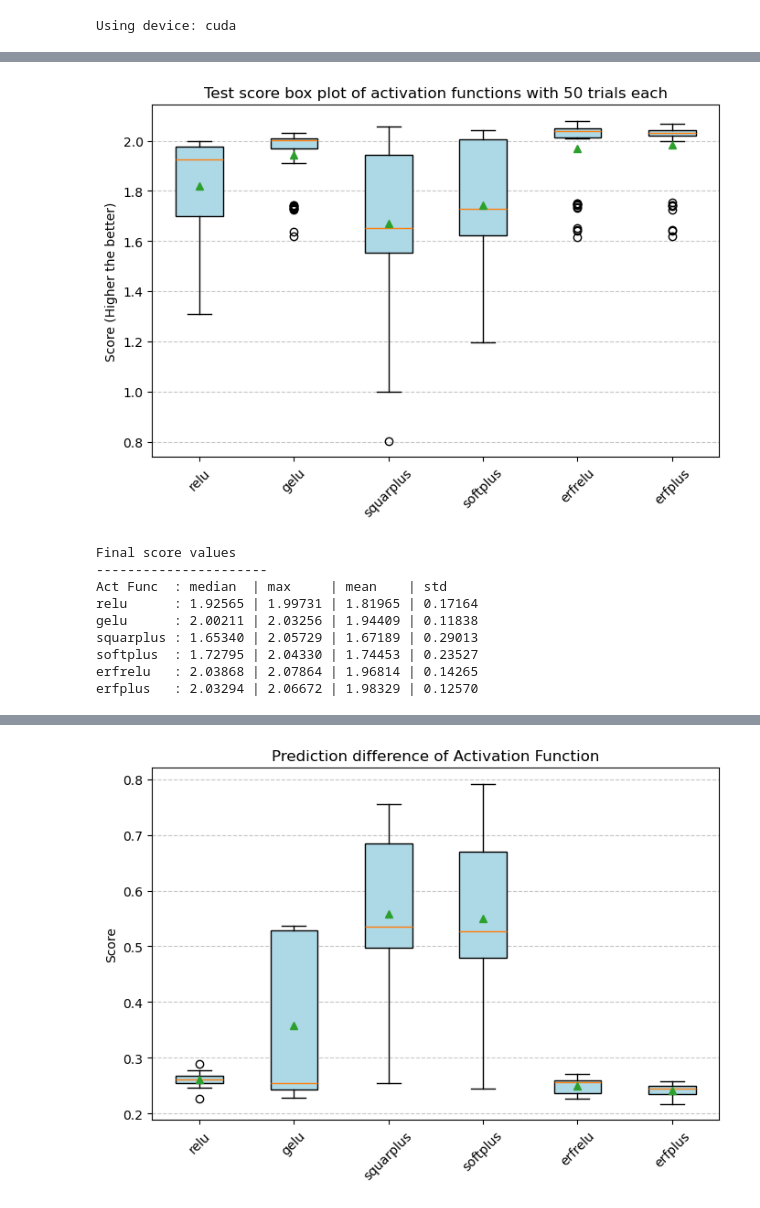
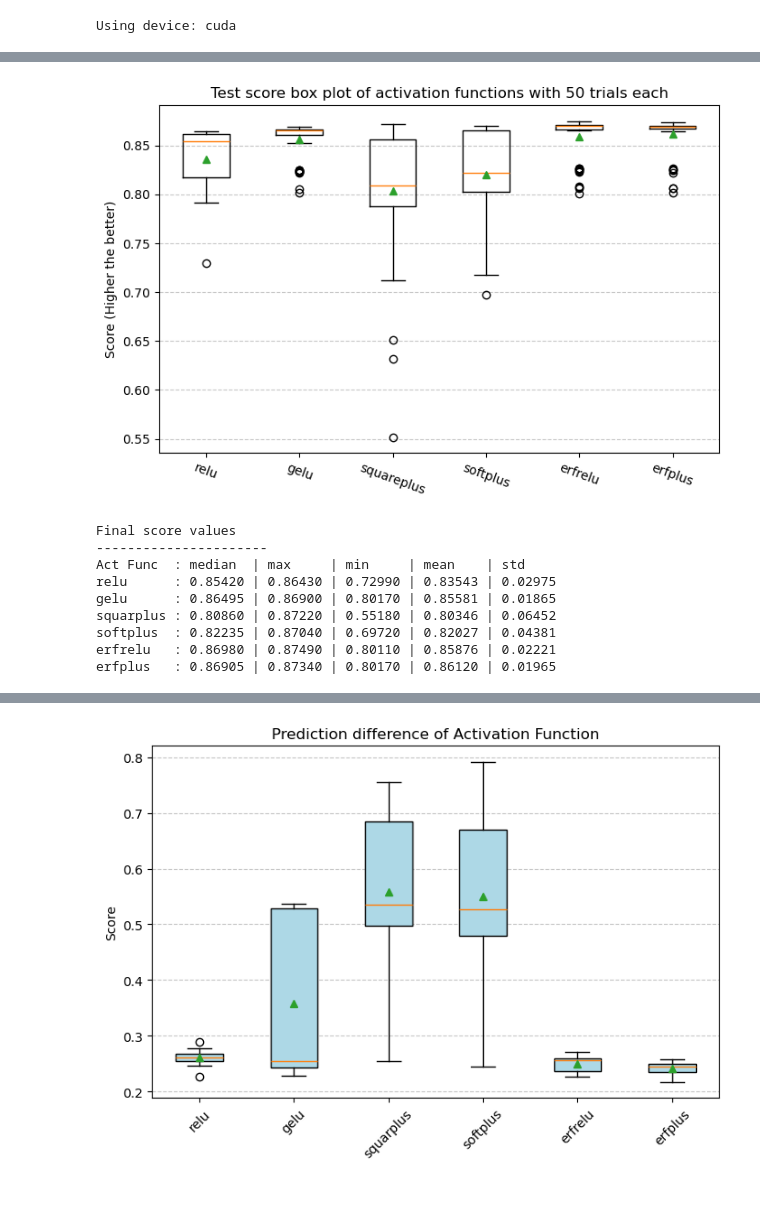
Before and after one commit to JJ0BY/Erfplus-Activation-function, a Jupyter notebook: Plotting/PlotFigures2.ipynb, the cells around one changed output, grey strips where cells are left out. Cells and saved outputs as stored; diff of their text form; code cells hidden in the pictures.

```diff
--- a/Plotting/PlotFigures2.ipynb
+++ b/Plotting/PlotFigures2.ipynb
@@ -5,6 +5,8 @@ import matplotlib
 import pandas as pd
 import numpy as np
 import torch
+from scipy.stats import ttest_rel, wilcoxon
+import seaborn as sns
 %matplotlib inline
 
 # Use a white background for matplotlib figures
@@ -17,6 +19,8 @@ try:
         os.chdir('../../AI II FINAL CODE/')
 except:
     pass
+
+Fig_PATH = 'Figures/'
 # %%
 %run CurrentCode/Model2.ipynb
 %run CurrentCode/actFunctions2.ipynb
@@ -32,7 +36,7 @@ Using device: cuda
 actFuncList = [nn.ReLU, nn.GELU, squarePlus,  nn.Softplus, erfRelu, erfPlus]
 actFuncList_str = ['relu', 'gelu', 'squarplus', 'softplus','erfrelu', 'erfplus']
 
-df = pd.DataFrame(np.zeros((30, 6)), columns=actFuncList_str)
+df = pd.DataFrame(np.zeros((50, 6)), columns=actFuncList_str)
 
 #Evaluate the model
 def evaluate(self, val_loader):
@@ -76,9 +80,9 @@ with torch.inference_mode():
                 to_device(model, device)
                 model.load_state_dict(torch.load(folder_path+filename, weights_only=True))
                 model.eval()
-                score = -np.log(1-model.evaluate(test_loader)['val_acc'])
-                df.at[location, actFunc] = score
+                acc = model.evaluate(test_loader)['val_acc']
+                df.at[location, actFunc] = acc
                 prevActFunc = actFunc
 
-                print(f"filename: {filename} score: {score}", end="\r")
+                print(f"filename: {filename} score: {acc}", end="\r")
 # %% [output]
@@ -85,0 +90,2 @@ filename: M1_squarplus_9_45815 score: 2.02646968802753647
+# %%
+actFuncList_str = ['relu', 'gelu', 'squareplus', 'softplus','erfrelu', 'erfplus']
@@ -86,34 +112,35 @@ filename: M1_squarplus_9_45815 score: 2.02646968802753647
 # %%
 
 # Create the box plot
 plt.figure(figsize=(8, 5))
-plt.boxplot(df, patch_artist=True, boxprops=dict(facecolor="lightblue"), showmeans=True)
+plt.boxplot(df, vert=True, showmeans=True)
 
 # Customize the plot
-plt.xticks(ticks=range(1, len(actFuncList_str) + 1), labels=actFuncList_str, rotation=45)  # Set x-axis labels
+plt.xticks(ticks=range(1, len(actFuncList_str) + 1), labels=actFuncList_str, rotation=-20)  # Set x-axis labels
 plt.ylabel("Score (Higher the better)")
 plt.title(f'Test score box plot of activation functions with {50} trials each')
 plt.grid(axis='y', linestyle='--', alpha=0.7)
 
+plt.savefig(Fig_PATH + 'test_score_boxplot.png')
 # Show the plot
 plt.show()
 # %% [output]
-[figure, old version]
+[figure, new version]
 # %%
-
+actFuncList_str = ['relu', 'gelu', 'squarplus', 'softplus','erfrelu', 'erfplus']
 
 print("Final score values")
 print('----------------------')
-print(f"{("Act Func"):<10}: {("median "):<6} | {("max  "):<7} | {("mean"):<7} | {("std"):<6}")
+print(f"{("Act Func"):<10}: {("median "):<6} | {("max  "):<7} | {("min  "):<7} | {("mean"):<7} | {("std"):<6}")
 for actFunc in actFuncList_str:
-    print(f"{(actFunc):<10}: {(np.median(df[actFunc])):.5f} | {(np.max(df[actFunc])):.5f} | {(np.mean(df[actFunc])):.5f} | {(np.std(df[actFunc])):.5f}")
+    print(f"{(actFunc):<10}: {(np.median(df[actFunc])):.5f} | {(np.max(df[actFunc])):.5f} | {(np.min(df[actFunc])):.5f} | {(np.mean(df[actFunc])):.5f} | {(np.std(df[actFunc])):.5f}")
 # %% [output]
 Final score values
 ----------------------
-Act Func  : median  | max     | mean    | std
-relu      : 1.92565 | 1.99731 | 1.81965 | 0.17164
-gelu      : 2.00211 | 2.03256 | 1.94409 | 0.11838
-squarplus : 1.65340 | 2.05729 | 1.67189 | 0.29013
-softplus  : 1.72795 | 2.04330 | 1.74453 | 0.23527
-erfrelu   : 2.03868 | 2.07864 | 1.96814 | 0.14265
-erfplus   : 2.03294 | 2.06672 | 1.98329 | 0.12570
+Act Func  : median  | max     | min     | mean    | std
+relu      : 0.85420 | 0.86430 | 0.72990 | 0.83543 | 0.02975
+gelu      : 0.86495 | 0.86900 | 0.80170 | 0.85581 | 0.01865
+squarplus : 0.80860 | 0.87220 | 0.55180 | 0.80346 | 0.06452
+softplus  : 0.82235 | 0.87040 | 0.69720 | 0.82027 | 0.04381
+erfrelu   : 0.86980 | 0.87490 | 0.80110 | 0.85876 | 0.02221
+erfplus   : 0.86905 | 0.87340 | 0.80170 | 0.86120 | 0.01965
```
Also changed, not shown: parts of 14 cells of this notebook, 12 other files.
